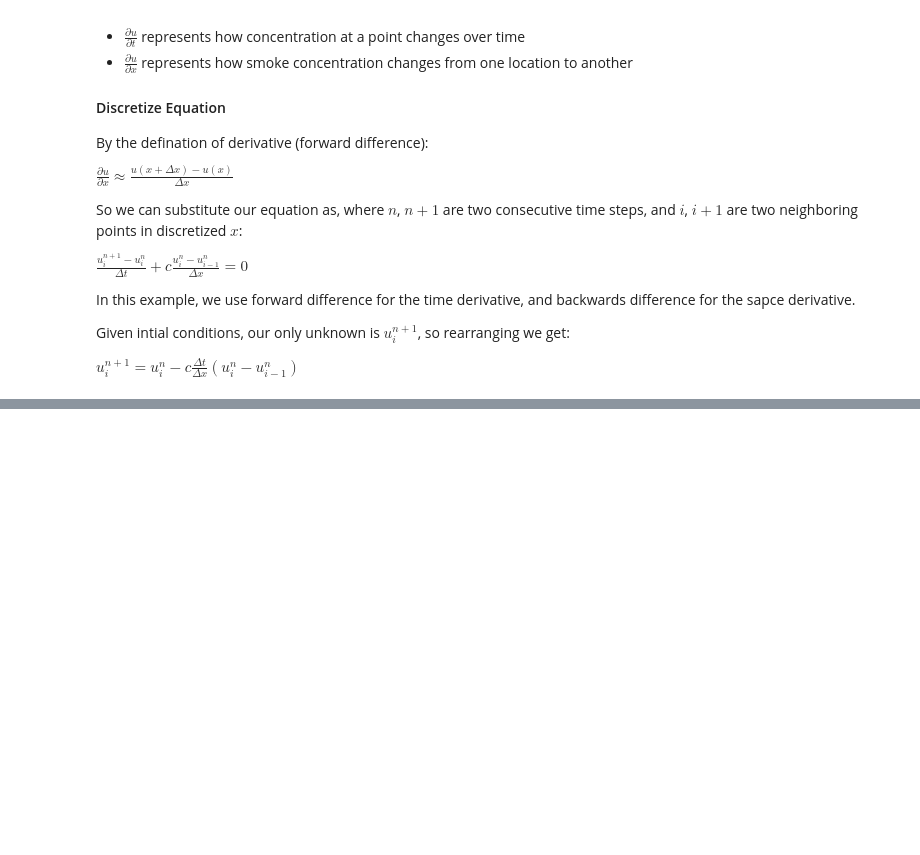
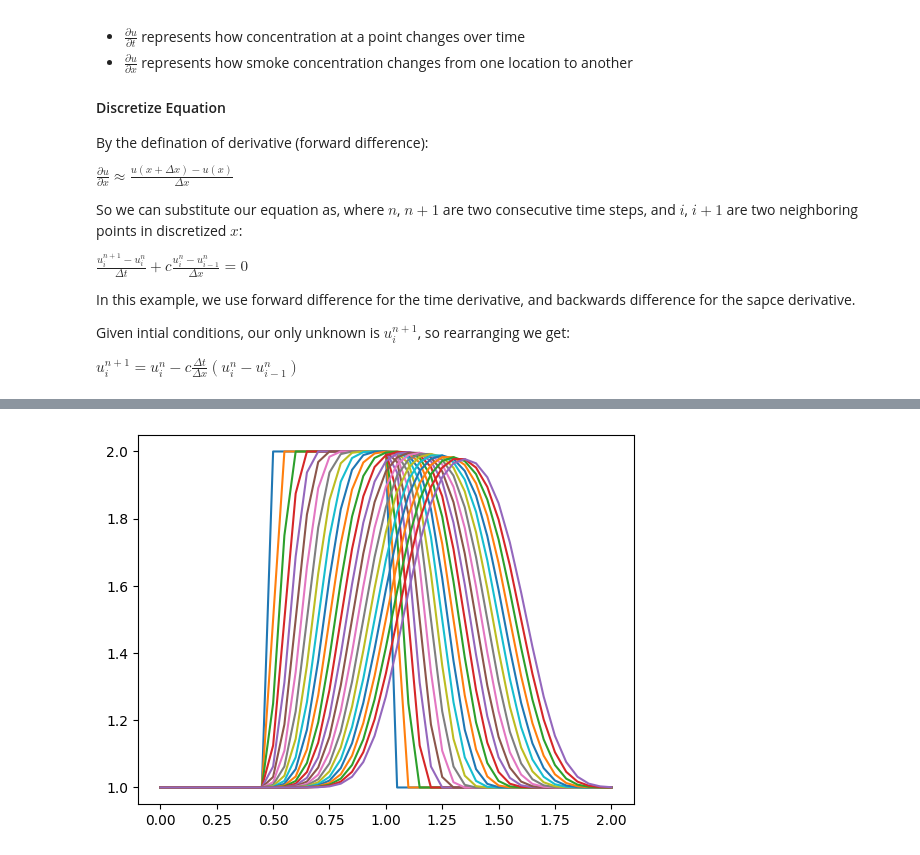
Before and after one commit to albertsun0/CFD-notes, a Jupyter notebook: 1-1d-linear-convection/notes.ipynb, the cells around one changed output, grey strips where cells are left out. Saved outputs shown, nothing was run; the diff lists cells and outputs as text; code cells hidden in the pictures; blank space fills up the shorter version.

```diff
--- a/1-1d-linear-convection/notes.ipynb
+++ b/1-1d-linear-convection/notes.ipynb
@@ -48,0 +80,5 @@ c = 1 # wave speed
+# %%
+for i in iterations:
+    plt.plot(np.linspace(0, 2, nx), i)
+# %% [output]
+[figure, added]
```
Also changed, not shown: parts of 4 cells of this notebook.
